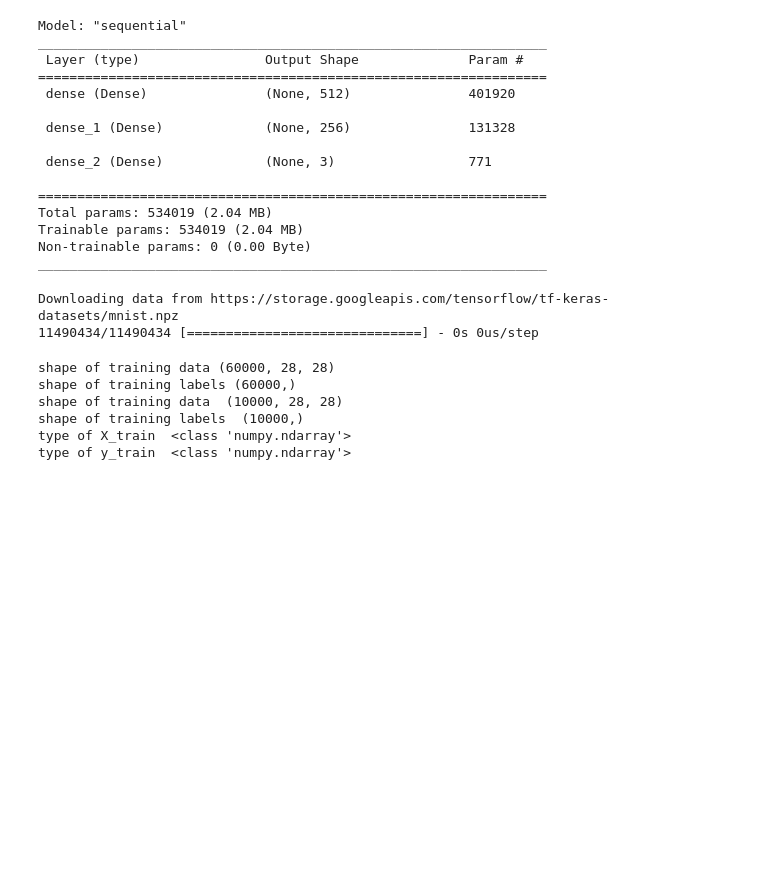
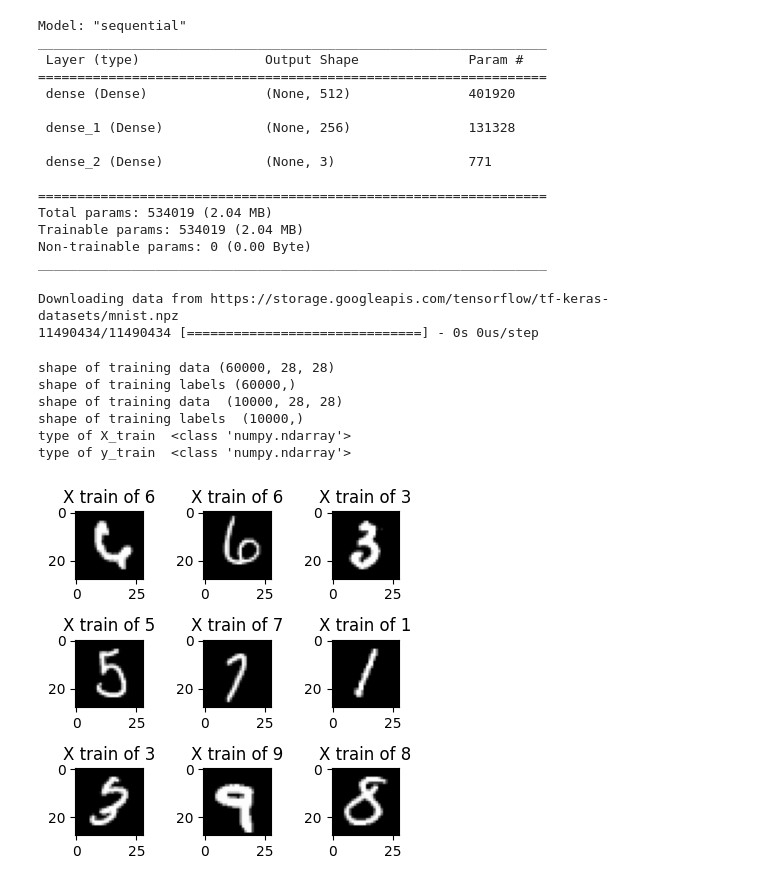
Before and after one commit to masoud-moghini/TinyML, a Jupyter notebook: TinyMLCh03.ipynb, the cells around one changed output. Drawn from its saved outputs; the diff is of its cells as text; code cells hidden in the pictures; blank space fills up the shorter version.

```diff
--- a/TinyMLCh03.ipynb
+++ b/TinyMLCh03.ipynb
@@ -48,3 +48,17 @@ shape of training data  (10000, 28, 28)
 shape of training labels  (10000,)
 type of X_train  <class 'numpy.ndarray'>
 type of y_train  <class 'numpy.ndarray'>
+# %%
+import matplotlib.pyplot as plt
+import random
+import numpy as np
+plt.rcParams['figure.figsize'] = (4,4)
+for i in range(9):
+  plt.subplot(3,3,i+1)
+  num = random.randint(1,len(X_train))
+  plt.imshow(X_train[num],cmap='gray')
+  plt.title('X train of {}'.format(Y_train[num]))
+
+plt.tight_layout()
+# %% [output]
+[figure, added]
```
